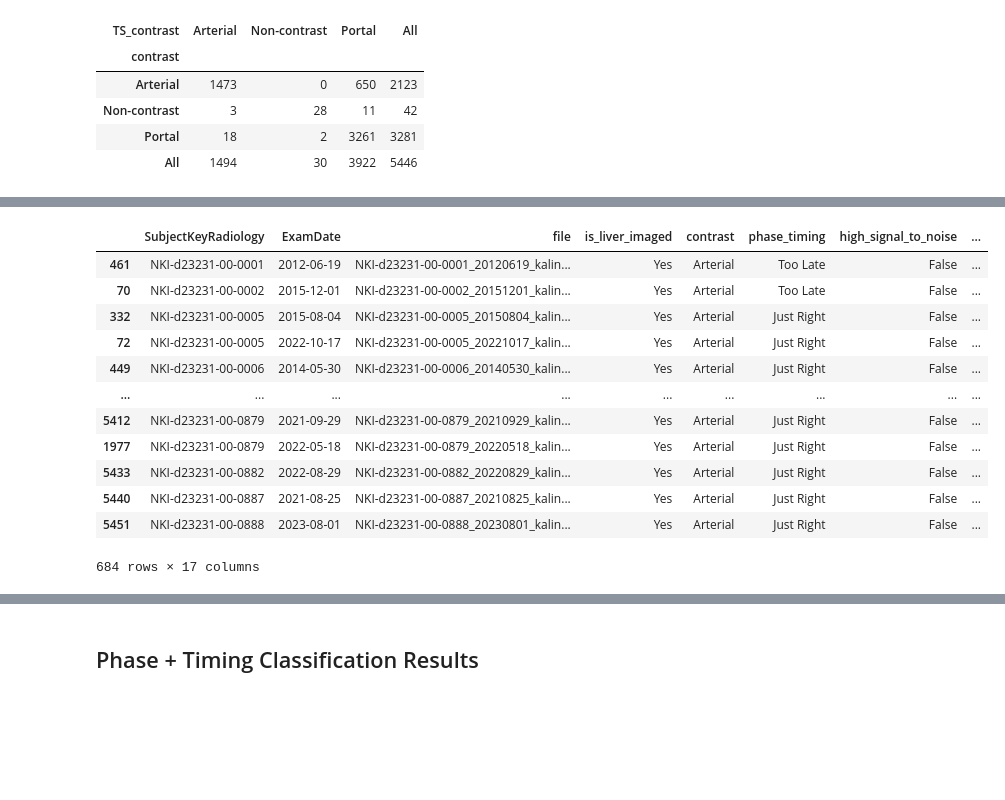
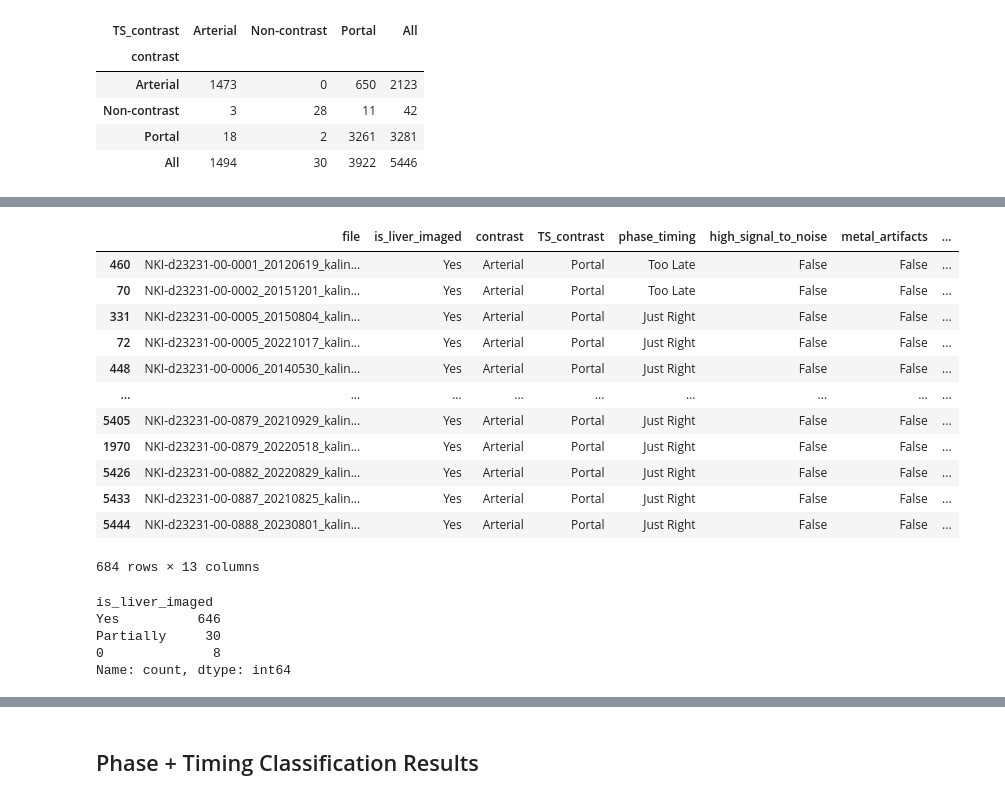
Before and after one commit to ljestaciocerquin/contrast_phase, a Jupyter notebook: total_seg.ipynb, the cells around one changed output, grey strips where cells are left out. Drawn from its saved outputs; the diff is of its cells as text; code cells hidden in the pictures; blank space fills up the shorter version.

Commit message:
Added the data_load notebook and changed total_seg analysis

```diff
--- a/total_seg.ipynb
+++ b/total_seg.ipynb
@@ -159,41 +118,26 @@ merged_data[
 # %%
-# 0 => NC for phase and timing
-merged_data["contrast"] = merged_data["contrast"].apply(lambda x: 'Non-contrast' if x == '0' else x)
-merged_data["phase_timing"] = merged_data["phase_timing"].apply(lambda x: 'Non-contrast' if x == '0' else x)
-
 # Create TS phase
 merged_data["TS_contrast"] = merged_data["phase"].apply(lambda x: x.split("_")[0].capitalize() if "_" in x else 'Non-contrast')
 
-merged_data["TS_timing"] = merged_data["phase"].apply(lambda x: x.split("_")[1].capitalize() if "_" in x else "Non-contrast")
-merged_data["TS_timing"] = merged_data["TS_timing"].apply(lambda x: "Just Right" if x == 'Venous' else x)
-merged_data["TS_timing"] = merged_data["TS_timing"].apply(lambda x: "Too Early" if x == 'Early' else x)
-merged_data["TS_timing"] = merged_data["TS_timing"].apply(lambda x: "Too Late" if x == 'Late' else x)
+# merged_data["TS_timing"] = merged_data["phase"].apply(lambda x: x.split("_")[1].capitalize() if "_" in x else "Non-contrast")
+# merged_data["TS_timing"] = merged_data["TS_timing"].apply(lambda x: "Just Right" if x == 'Venous' else x)
+# merged_data["TS_timing"] = merged_data["TS_timing"].apply(lambda x: "Too Early" if x == 'Early' else x)
+# merged_data["TS_timing"] = merged_data["TS_timing"].apply(lambda x: "Too Late" if x == 'Late' else x)
 
 
-merged_data.loc[merged_data["contrast"] == "Non-contrast","phase_timing"] = "Non-contrast"
-mask = (
-    merged_data["contrast"] != "Non-contrast"
-) & (
-    merged_data["phase_timing"] == "Non-contrast"
-)
+# merged_data.loc[merged_data["contrast"] == "Non-contrast","phase_timing"] = "Non-contrast"
+# mask = (
+#     merged_data["contrast"] != "Non-contrast"
+# ) & (
+#     merged_data["phase_timing"] == "Non-contrast"
+# )
 
-merged_data.loc[mask, "phase_timing"] = "Just Right"
+# merged_data.loc[mask, "phase_timing"] = "Just Right"
 
-
-
-merged_data = merged_data[merged_data["contrast"] != "Late Phase"]  # 7 entries removed
-
-print("\n")
 print('After renaming:')
 print("True labels:\n", merged_data["contrast"].value_counts())
 print("\n")
 print("TS labels:\n",merged_data["TS_contrast"].value_counts())
-
-print("\n\n")
-
-print("True timing labels:\n", merged_data["phase_timing"].value_counts())
-print("\n")
-print("TS timing labels:\n",merged_data["TS_timing"].value_counts())
 # %% [output]
 After renaming:
 True labels:
@@ -299,21 +242,27 @@ Index(['SubjectKeyRadiology', 'ExamDate', 'SegmentationBatch', 'NiiFile',
       dtype='str')
 # %%
-misclassified[['SubjectKeyRadiology', 'ExamDate','file', 'is_liver_imaged',
-                'contrast', 'phase_timing','high_signal_to_noise',
-                'metal_artifacts','AcquisitionTime', 'ProtocolName',
-                'TS_contrast', 'TS_timing', 'pi_time', 'probability', 'pi_time_min',
-                'pi_time_max', 'stddev']].sort_values(by=['SubjectKeyRadiology', 'ExamDate'], ascending=[True, True])
+misclassified[['file', 'is_liver_imaged', 'contrast', 'TS_contrast', 'phase_timing','high_signal_to_noise',
+                'metal_artifacts','AcquisitionTime', 'ProtocolName', 'pi_time', 'probability', 'pi_time_min',
+                'pi_time_max']].sort_values(by=['file'], ascending=[True])
 # %% [output]
-|  | SubjectKeyRadiology | ExamDate | file | is_liver_imaged | contrast | phase_timing | high_signal_to_noise | ... |
-| 461 | NKI-d23231-00-0001 | 2012-06-19 | NKI-d23231-00-0001_20120619_kalin... | Yes | Arterial | Too Late | False | ... |
-| 70 | NKI-d23231-00-0002 | 2015-12-01 | NKI-d23231-00-0002_20151201_kalin... | Yes | Arterial | Too Late | False | ... |
-| 332 | NKI-d23231-00-0005 | 2015-08-04 | NKI-d23231-00-0005_20150804_kalin... | Yes | Arterial | Just Right | False | ... |
-| 72 | NKI-d23231-00-0005 | 2022-10-17 | NKI-d23231-00-0005_20221017_kalin... | Yes | Arterial | Just Right | False | ... |
-| 449 | NKI-d23231-00-0006 | 2014-05-30 | NKI-d23231-00-0006_20140530_kalin... | Yes | Arterial | Just Right | False | ... |
+|  | file | is_liver_imaged | contrast | TS_contrast | phase_timing | high_signal_to_noise | metal_artifacts | ... |
+| 460 | NKI-d23231-00-0001_20120619_kalin... | Yes | Arterial | Portal | Too Late | False | False | ... |
+| 70 | NKI-d23231-00-0002_20151201_kalin... | Yes | Arterial | Portal | Too Late | False | False | ... |
+| 331 | NKI-d23231-00-0005_20150804_kalin... | Yes | Arterial | Portal | Just Right | False | False | ... |
+| 72 | NKI-d23231-00-0005_20221017_kalin... | Yes | Arterial | Portal | Just Right | False | False | ... |
+| 448 | NKI-d23231-00-0006_20140530_kalin... | Yes | Arterial | Portal | Just Right | False | False | ... |
 | ... | ... | ... | ... | ... | ... | ... | ... | ... |
-| 5412 | NKI-d23231-00-0879 | 2021-09-29 | NKI-d23231-00-0879_20210929_kalin... | Yes | Arterial | Just Right | False | ... |
-| 1977 | NKI-d23231-00-0879 | 2022-05-18 | NKI-d23231-00-0879_20220518_kalin... | Yes | Arterial | Just Right | False | ... |
-| 5433 | NKI-d23231-00-0882 | 2022-08-29 | NKI-d23231-00-0882_20220829_kalin... | Yes | Arterial | Just Right | False | ... |
-| 5440 | NKI-d23231-00-0887 | 2021-08-25 | NKI-d23231-00-0887_20210825_kalin... | Yes | Arterial | Just Right | False | ... |
-| 5451 | NKI-d23231-00-0888 | 2023-08-01 | NKI-d23231-00-0888_20230801_kalin... | Yes | Arterial | Just Right | False | ... |
+| 5405 | NKI-d23231-00-0879_20210929_kalin... | Yes | Arterial | Portal | Just Right | False | False | ... |
+| 1970 | NKI-d23231-00-0879_20220518_kalin... | Yes | Arterial | Portal | Just Right | False | False | ... |
+| 5426 | NKI-d23231-00-0882_20220829_kalin... | Yes | Arterial | Portal | Just Right | False | False | ... |
+| 5433 | NKI-d23231-00-0887_20210825_kalin... | Yes | Arterial | Portal | Just Right | False | False | ... |
+| 5444 | NKI-d23231-00-0888_20230801_kalin... | Yes | Arterial | Portal | Just Right | False | False | ... |
-684 rows × 17 columns
+684 rows × 13 columns
+# %%
+misclassified.is_liver_imaged.value_counts()
+# %% [output]
+is_liver_imaged
+Yes          646
+Partially     30
+0              8
+Name: count, dtype: int64
```
Also changed, not shown: parts of 33 cells of this notebook, 1 other file.
